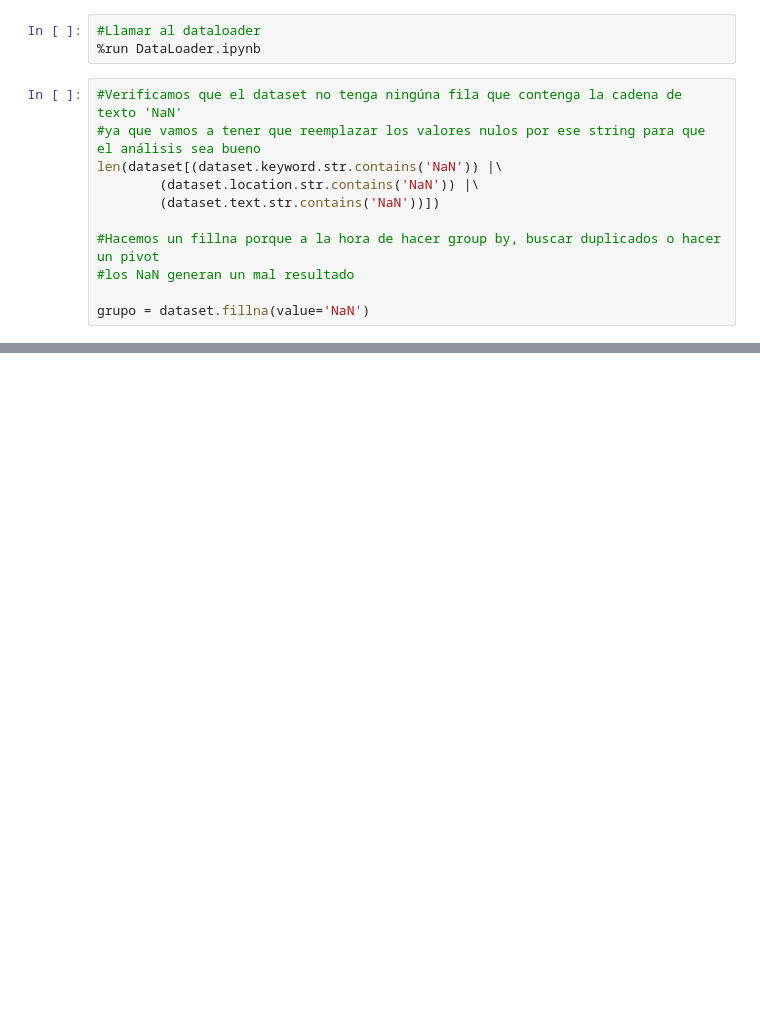
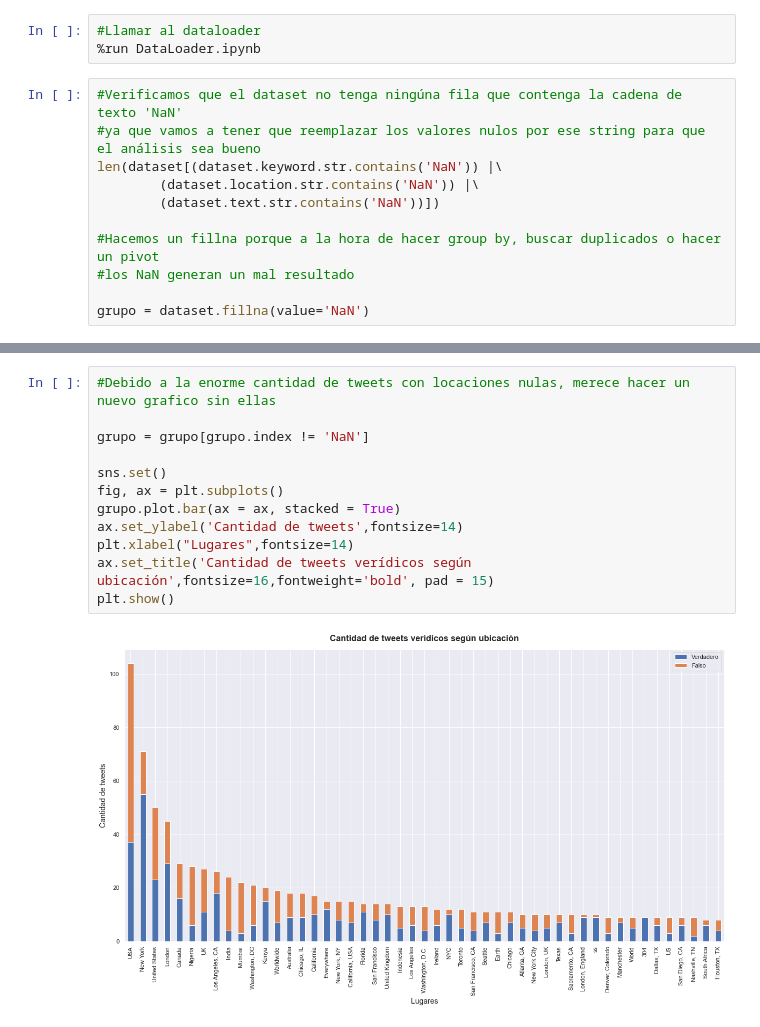
Before and after one commit to tporganizaciondedatos1c2020/TP1, a Jupyter notebook: AnalisisDeTweetsPorUbicacionyVeracidad.ipynb, the cells around one changed output, grey strips where cells are left out. Cells and saved outputs as stored; diff of their text form; blank space fills up the shorter version.

```diff
--- a/AnalisisDeTweetsPorUbicacionyVeracidad.ipynb
+++ b/AnalisisDeTweetsPorUbicacionyVeracidad.ipynb
@@ -47,0 +60,14 @@ plt.show()
+# %%
+#Debido a la enorme cantidad de tweets con locaciones nulas, merece hacer un nuevo grafico sin ellas
+
+grupo = grupo[grupo.index != 'NaN']
+
+sns.set()
+fig, ax = plt.subplots()
+grupo.plot.bar(ax = ax, stacked = True)
+ax.set_ylabel('Cantidad de tweets',fontsize=14)
+plt.xlabel("Lugares",fontsize=14)
+ax.set_title('Cantidad de tweets verídicos según ubicación',fontsize=16,fontweight='bold', pad = 15)
+plt.show()
+# %% [output]
+[figure, added]
```
Also changed, not shown: parts of 3 cells of this notebook, 3 other files.
